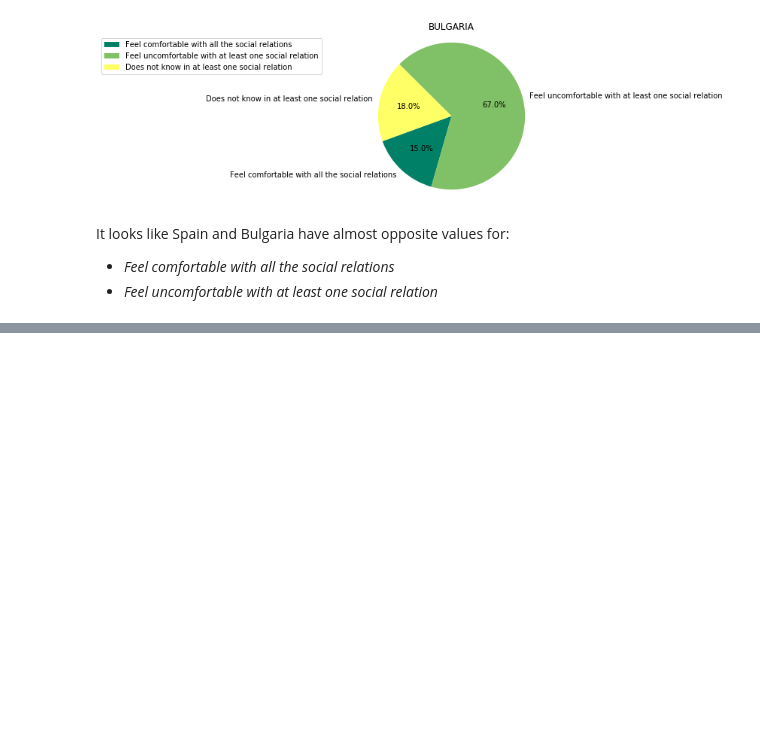
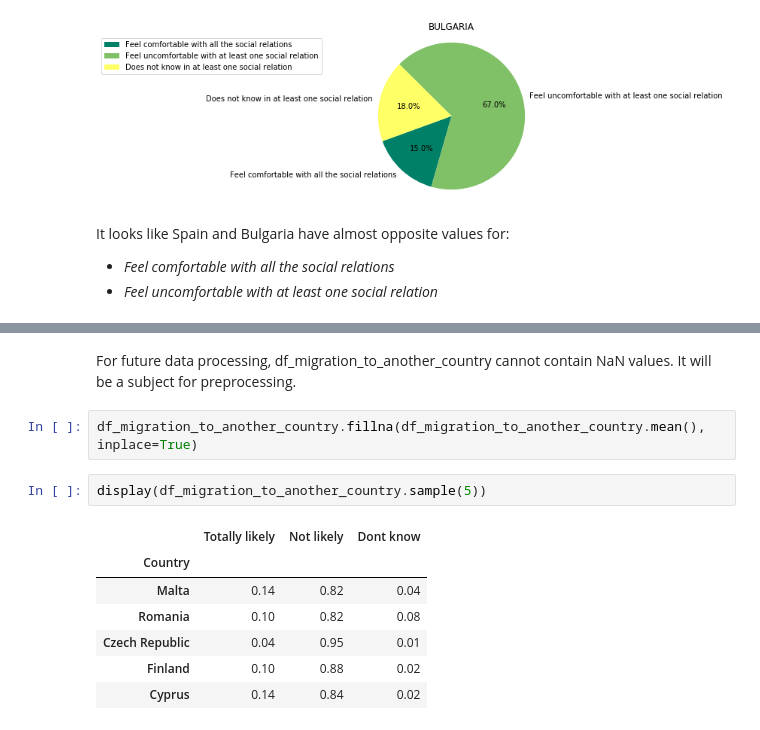
Before and after one commit to joanna-janos/MigrationSimulationInEU, a Jupyter notebook: data_analysis.ipynb, the cells around one changed output, grey strips where cells are left out. Drawn from its saved outputs; the diff is of its cells as text; blank space fills up the shorter version.

```diff
--- a/data_analysis.ipynb
+++ b/data_analysis.ipynb
@@ -237,0 +250,14 @@ It looks like Spain and Bulgaria have almost opposite values for:
+# %% [markdown]
+For future data processing, df_migration_to_another_country cannot contain NaN values. It will be a subject for preprocessing.
+# %%
+df_migration_to_another_country.fillna(df_migration_to_another_country.mean(), inplace=True)
+# %%
+display(df_migration_to_another_country.sample(5))
+# %% [output]
+|  | Totally likely | Not likely | Dont know |
+| Country |  |  |  |
+| Malta | 0.14 | 0.82 | 0.04 |
+| Romania | 0.10 | 0.82 | 0.08 |
+| Czech Republic | 0.04 | 0.95 | 0.01 |
+| Finland | 0.10 | 0.88 | 0.02 |
+| Cyprus | 0.14 | 0.84 | 0.02 |
```
Also changed, not shown: parts of 12 cells of this notebook, 1 other file.
